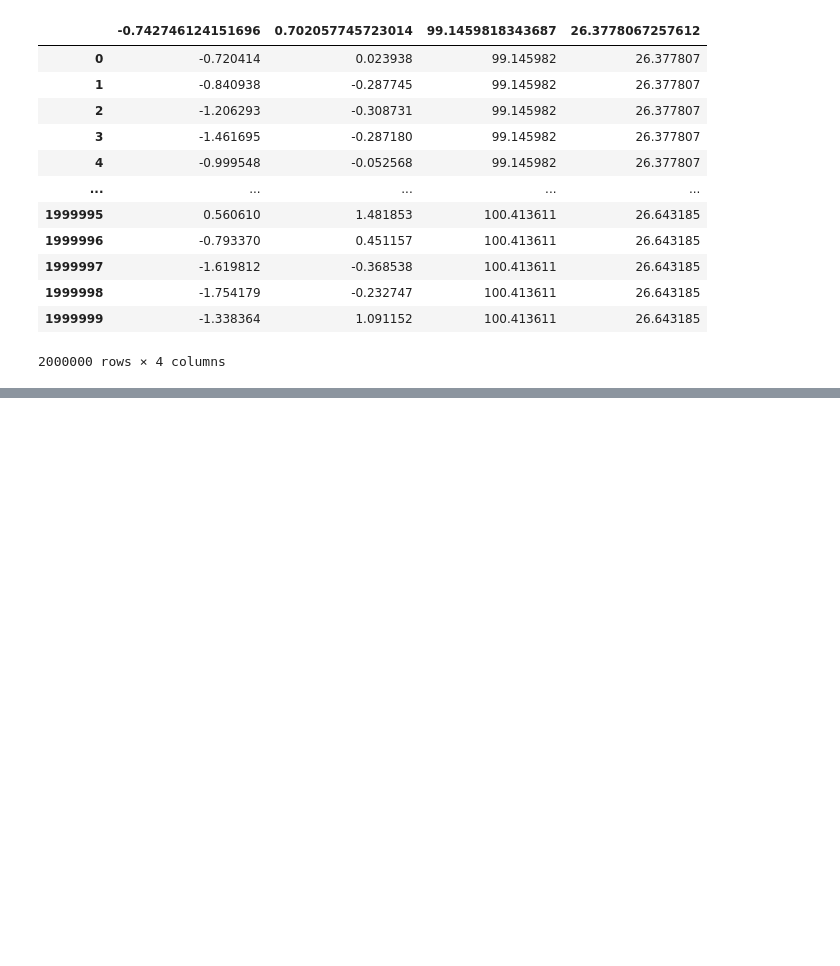
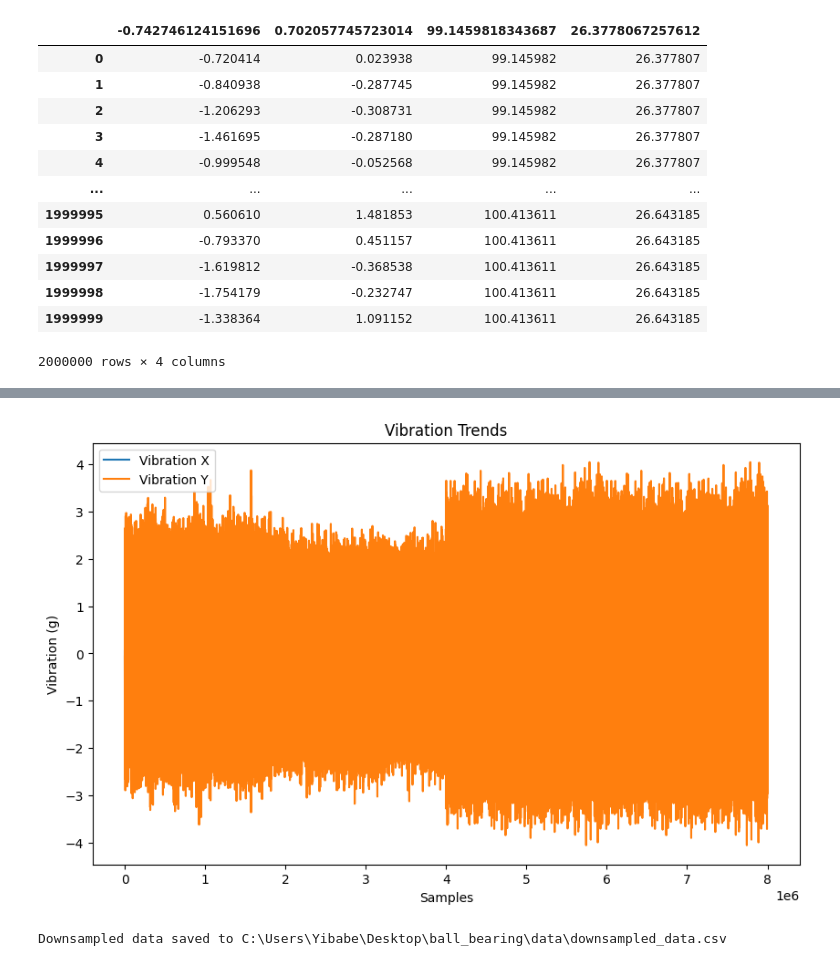
Before and after one commit to Begizew2112/ball_bearing, a Jupyter notebook: notebooks/preprocessing.ipynb, the cells around one changed output, grey strips where cells are left out. Drawn from its saved outputs; the diff is of its cells as text; code cells hidden in the pictures; blank space fills up the shorter version.

```diff
--- a/notebooks/preprocessing.ipynb
+++ b/notebooks/preprocessing.ipynb
@@ -57,0 +134,23 @@ dfL
+# %%
+# Plot vibration trends
+plt.figure(figsize=(10, 6))
+plt.plot(df4['vibration_x'], label="Vibration X")
+plt.plot(df4['vibration_y'], label="Vibration Y")
+plt.xlabel("Samples")
+plt.ylabel("Vibration (g)")
+plt.title("Vibration Trends")
+plt.legend()
+plt.show()
+# %% [output]
+[figure, added]
+# %%
+# Downsample by keeping every 1000th row
+sampled_data = df4.iloc[::1000, :]
+
+# Save the downsampled data for further use
+downsampled_path = r"C:\Users\Yibabe\Desktop\ball_bearing\data\downsampled_data.csv"
+sampled_data.to_csv(downsampled_path, index=False)
+
+print(f"Downsampled data saved to {downsampled_path}")
+# %% [output]
+Downsampled data saved to C:\Users\Yibabe\Desktop\ball_bearing\data\downsampled_data.csv
```
Also changed, not shown: parts of 20 cells of this notebook.
